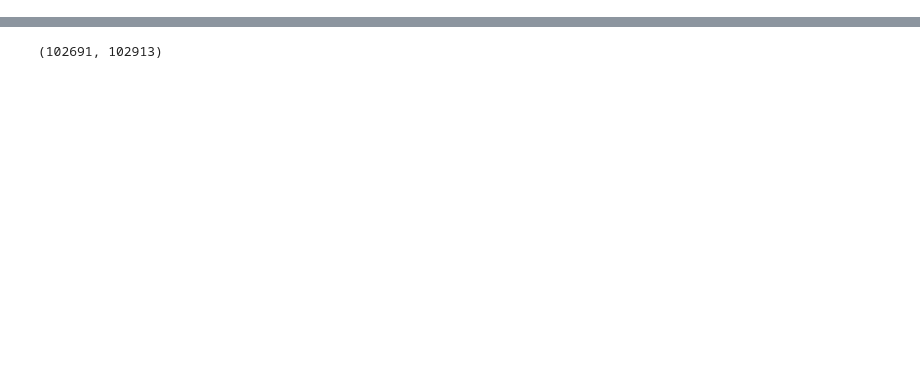
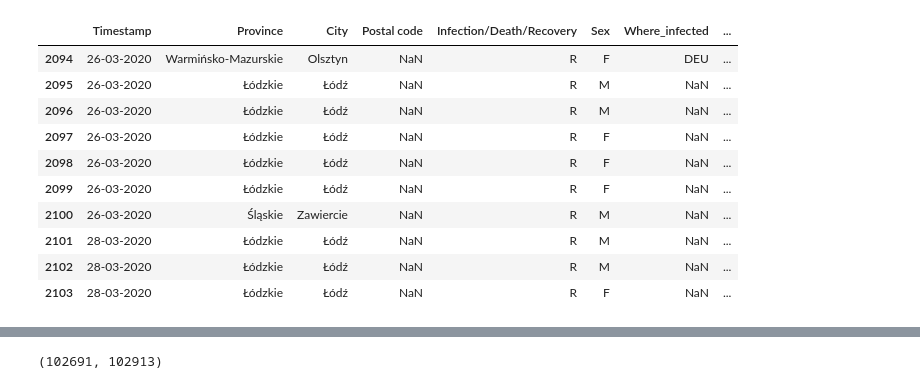
Before and after one commit to not7cd/covid19-poland-data, a Jupyter notebook: Data wrangling.ipynb, the cells around one changed output, grey strips where cells are left out. Saved outputs shown, nothing was run; the diff lists cells and outputs as text; code cells hidden in the pictures; blank space fills up the shorter version.

```diff
--- a/Data wrangling.ipynb
+++ b/Data wrangling.ipynb
@@ -3,7 +3,20 @@ import pandas as pd
 # %%
 df_cases = pd.read_csv("./CoronavirusPL - Timeseries.csv")
 df_terc = pd.read_csv("./TERC_Urzedowy_2020-03-30.csv", delimiter=";")
 df_simc = pd.read_csv("./SIMC_Urzedowy_2020-03-30.csv", delimiter=";")
+df_cases[-10:]
+# %% [output]
+|  | Timestamp | Province | City | Postal code | Infection/Death/Recovery | Sex | Where_infected | ... |
+| 2094 | 26-03-2020 | Warmińsko-Mazurskie | Olsztyn | NaN | R | F | DEU | ... |
+| 2095 | 26-03-2020 | Łódzkie | Łódź | NaN | R | M | NaN | ... |
+| 2096 | 26-03-2020 | Łódzkie | Łódź | NaN | R | M | NaN | ... |
+| 2097 | 26-03-2020 | Łódzkie | Łódź | NaN | R | F | NaN | ... |
+| 2098 | 26-03-2020 | Łódzkie | Łódź | NaN | R | F | NaN | ... |
+| 2099 | 26-03-2020 | Łódzkie | Łódź | NaN | R | F | NaN | ... |
+| 2100 | 26-03-2020 | Śląskie | Zawiercie | NaN | R | M | NaN | ... |
+| 2101 | 28-03-2020 | Łódzkie | Łódź | NaN | R | M | NaN | ... |
+| 2102 | 28-03-2020 | Łódzkie | Łódź | NaN | R | M | NaN | ... |
+| 2103 | 28-03-2020 | Łódzkie | Łódź | NaN | R | F | NaN | ... |
 # %%
 df_pow = df_terc.loc[(df_terc.NAZWA_DOD == "powiat") | (df_terc.NAZWA_DOD == "miasto na prawach powiatu"), ["WOJ", "POW", "NAZWA"]]
 df_pow.rename(columns={"NAZWA": "NAZWA_POW"}, inplace=True)
```
Also changed, not shown: parts of 10 cells of this notebook.
